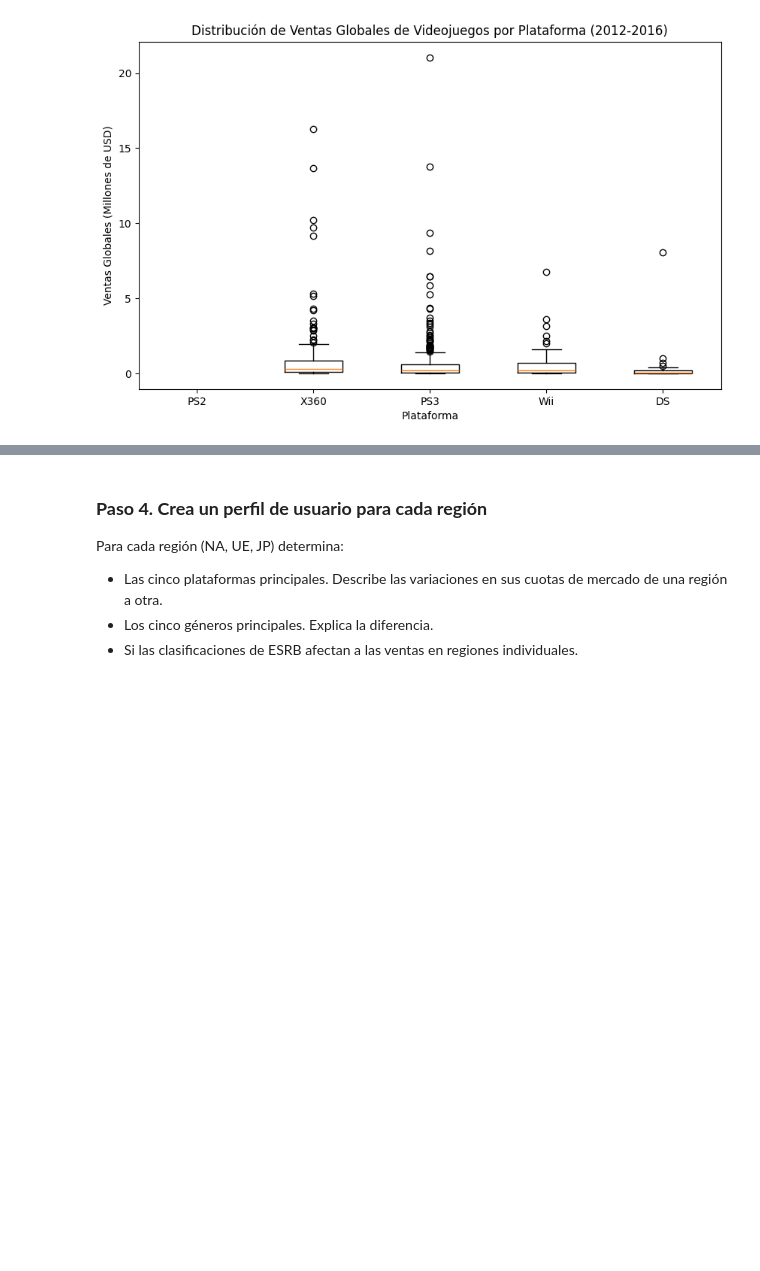
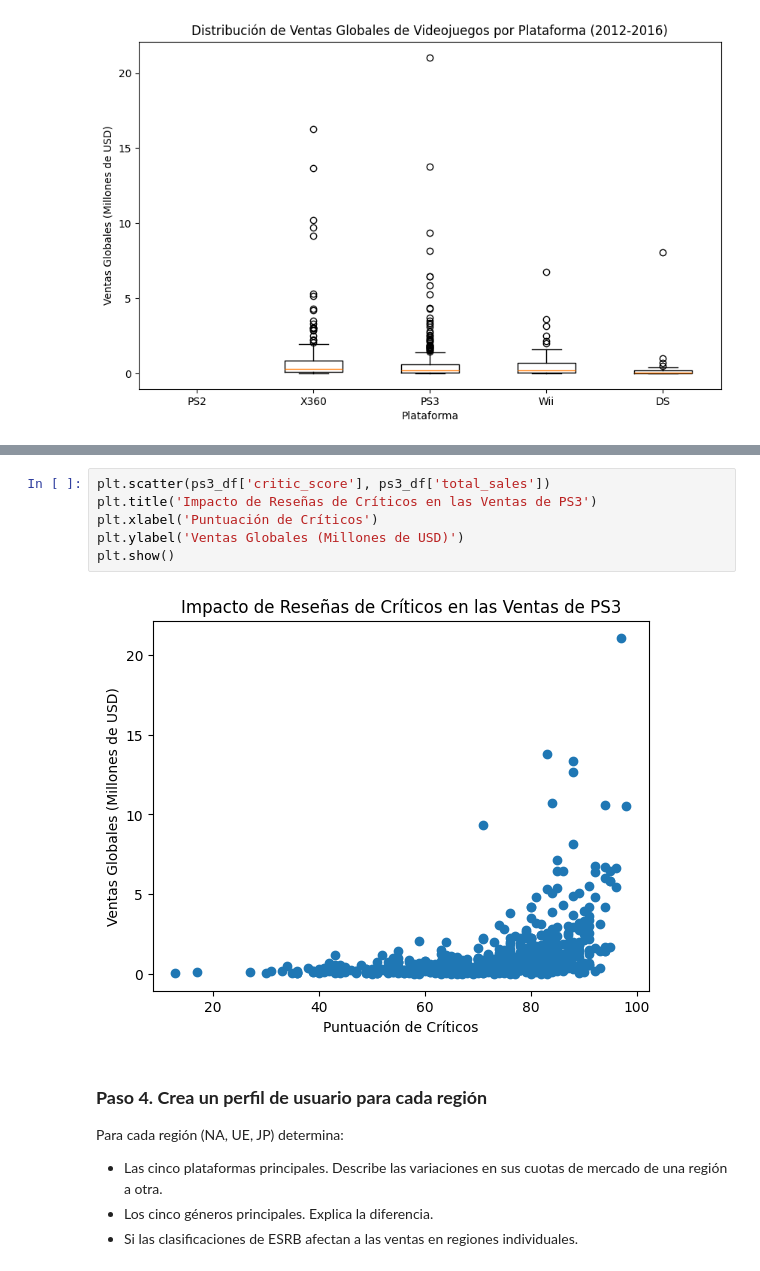
Before and after one commit to lorenzofdz/video-game-market-analysis, a Jupyter notebook: notebooks/EDA.ipynb, the cells around one changed output, grey strips where cells are left out. Cells and saved outputs as stored; diff of their text form; blank space fills up the shorter version.

```diff
--- a/notebooks/EDA.ipynb
+++ b/notebooks/EDA.ipynb
@@ -331,3 +346,11 @@ Las diferencias en las ventas entre las plataformas son significativas y revelan
+# %%
+plt.scatter(ps3_df['critic_score'], ps3_df['total_sales'])
+plt.title('Impacto de Reseñas de Críticos en las Ventas de PS3')
+plt.xlabel('Puntuación de Críticos')
+plt.ylabel('Ventas Globales (Millones de USD)')
+plt.show()
+# %% [output]
+[figure, added]
 # %% [markdown]
 ### **Paso 4. Crea un perfil de usuario para cada región**
 Para cada región (NA, UE, JP) determina:
```
Also changed, not shown: parts of 3 cells of this notebook.
